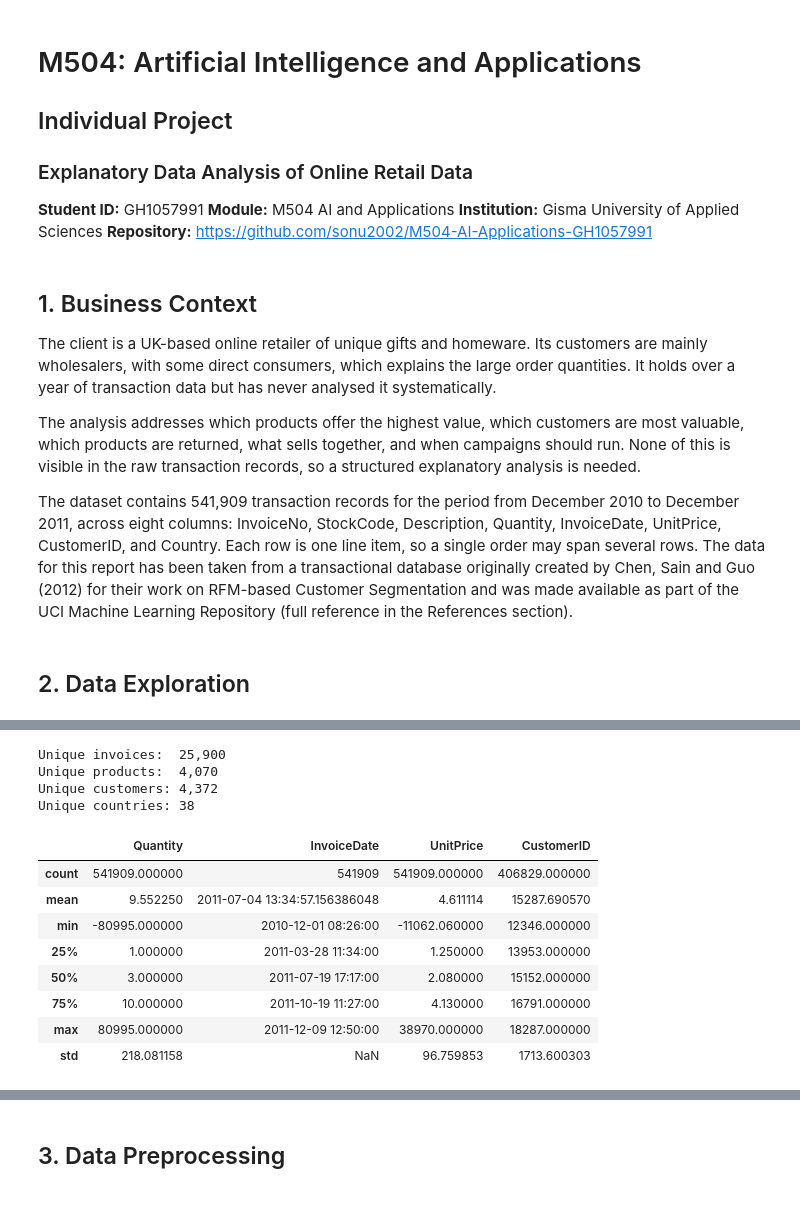
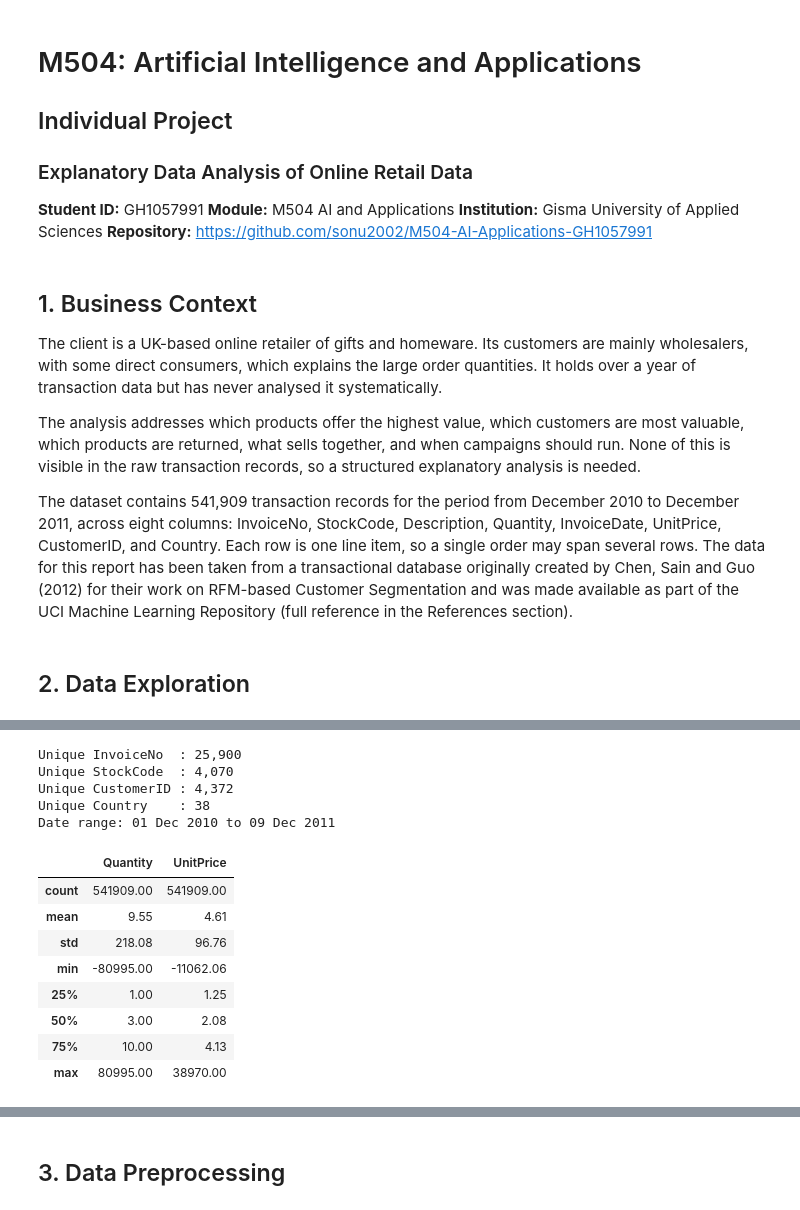
Before and after one commit to sonu2002/M504-AI-Applications-GH1057991, a Jupyter notebook: M504_GH1057991.ipynb, the cells around one changed output, grey strips where cells are left out. Drawn from its saved outputs; the diff is of its cells as text; code cells hidden in the pictures.

```diff
--- a/M504_GH1057991.ipynb
+++ b/M504_GH1057991.ipynb
@@ -12,7 +12,7 @@
 # %% [markdown]
 ## 1. Business Context
 
-The client is a UK-based online retailer of unique gifts and homeware. Its customers are mainly wholesalers, with some direct consumers, which explains the large order quantities. It holds over a year of transaction data but has never analysed it systematically.
+The client is a UK-based online retailer of gifts and homeware. Its customers are mainly wholesalers, with some direct consumers, which explains the large order quantities. It holds over a year of transaction data but has never analysed it systematically.
 
 The analysis addresses which products offer the highest value, which customers are most valuable, which products are returned, what sells together, and when campaigns should run. None of this is visible in the raw transaction records, so a structured explanatory analysis is needed.
 
@@ -44,25 +45,25 @@ Shape: 541,909 rows, 8 columns
 | 4 | 536365 | 84029E | RED WOOLLY HOTTIE WHITE HEART. | 6 | 2010-12-01 08:26:00 | 3.39 | 17850.0 | United Kingdom |
 # %%
 # key dimensions
-print(f"Unique invoices:  {df['InvoiceNo'].nunique():,}")
-print(f"Unique products:  {df['StockCode'].nunique():,}")
-print(f"Unique customers: {df['CustomerID'].nunique():,}")
-print(f"Unique countries: {df['Country'].nunique():,}")
-df.describe()
+for col in ['InvoiceNo', 'StockCode', 'CustomerID', 'Country']:
+    print(f"Unique {col:11s}: {df[col].nunique():,}")
+print(f"Date range: {df['InvoiceDate'].min():%d %b %Y} to {df['InvoiceDate'].max():%d %b %Y}")
+df[['Quantity', 'UnitPrice']].describe().round(2)
 # %% [output]
-Unique invoices:  25,900
-Unique products:  4,070
-Unique customers: 4,372
-Unique countries: 38
+Unique InvoiceNo  : 25,900
+Unique StockCode  : 4,070
+Unique CustomerID : 4,372
+Unique Country    : 38
+Date range: 01 Dec 2010 to 09 Dec 2011
-|  | Quantity | InvoiceDate | UnitPrice | CustomerID |
-| count | 541909.000000 | 541909 | 541909.000000 | 406829.000000 |
-| mean | 9.552250 | 2011-07-04 13:34:57.156386048 | 4.611114 | 15287.690570 |
-| min | -80995.000000 | 2010-12-01 08:26:00 | -11062.060000 | 12346.000000 |
-| 25% | 1.000000 | 2011-03-28 11:34:00 | 1.250000 | 13953.000000 |
-| 50% | 3.000000 | 2011-07-19 17:17:00 | 2.080000 | 15152.000000 |
-| 75% | 10.000000 | 2011-10-19 11:27:00 | 4.130000 | 16791.000000 |
-| max | 80995.000000 | 2011-12-09 12:50:00 | 38970.000000 | 18287.000000 |
-| std | 218.081158 | NaN | 96.759853 | 1713.600303 |
+|  | Quantity | UnitPrice |
+| count | 541909.00 | 541909.00 |
+| mean | 9.55 | 4.61 |
+| std | 218.08 | 96.76 |
+| min | -80995.00 | -11062.06 |
+| 25% | 1.00 | 1.25 |
+| 50% | 3.00 | 2.08 |
+| 75% | 10.00 | 4.13 |
+| max | 80995.00 | 38970.00 |
 # %%
 # data quality check
 print("Missing values:")
```
Also changed, not shown: parts of 15 cells of this notebook, 1 other file.
